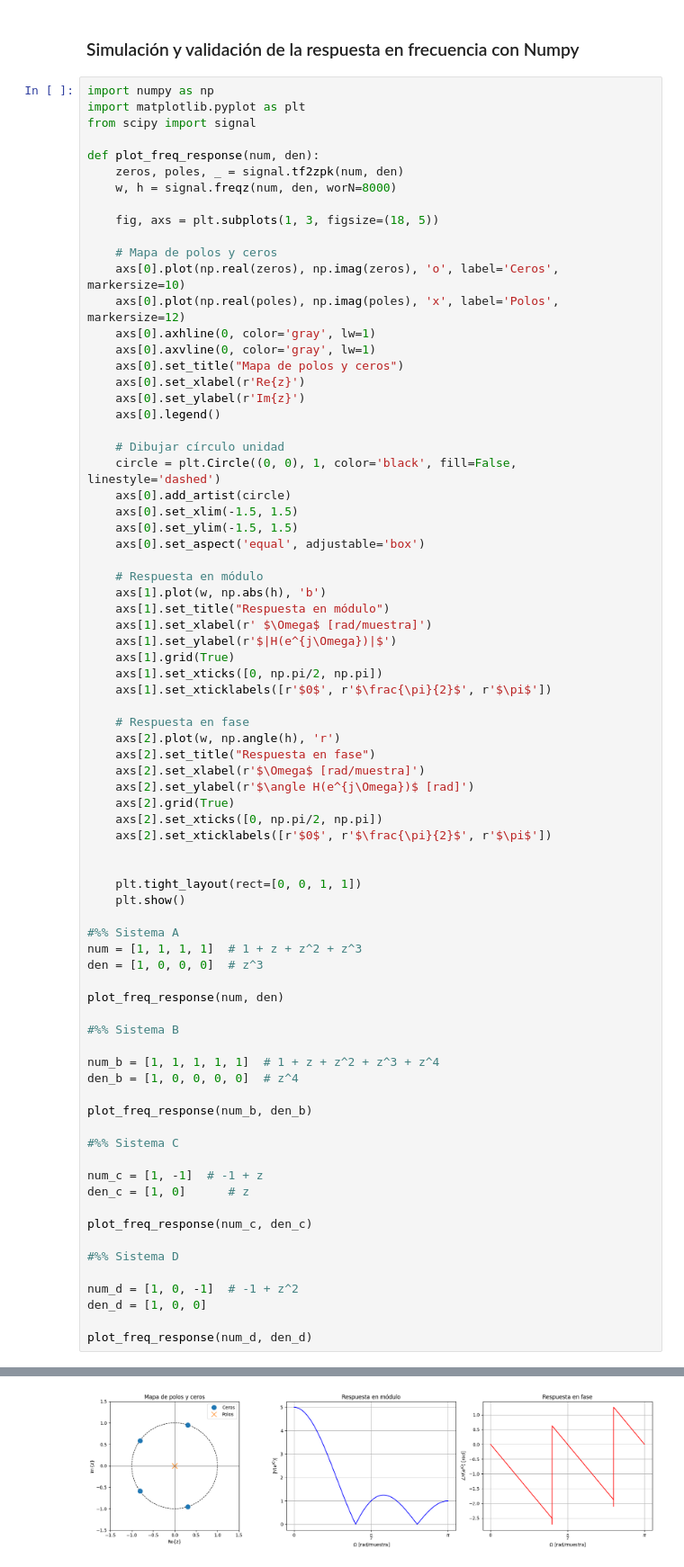
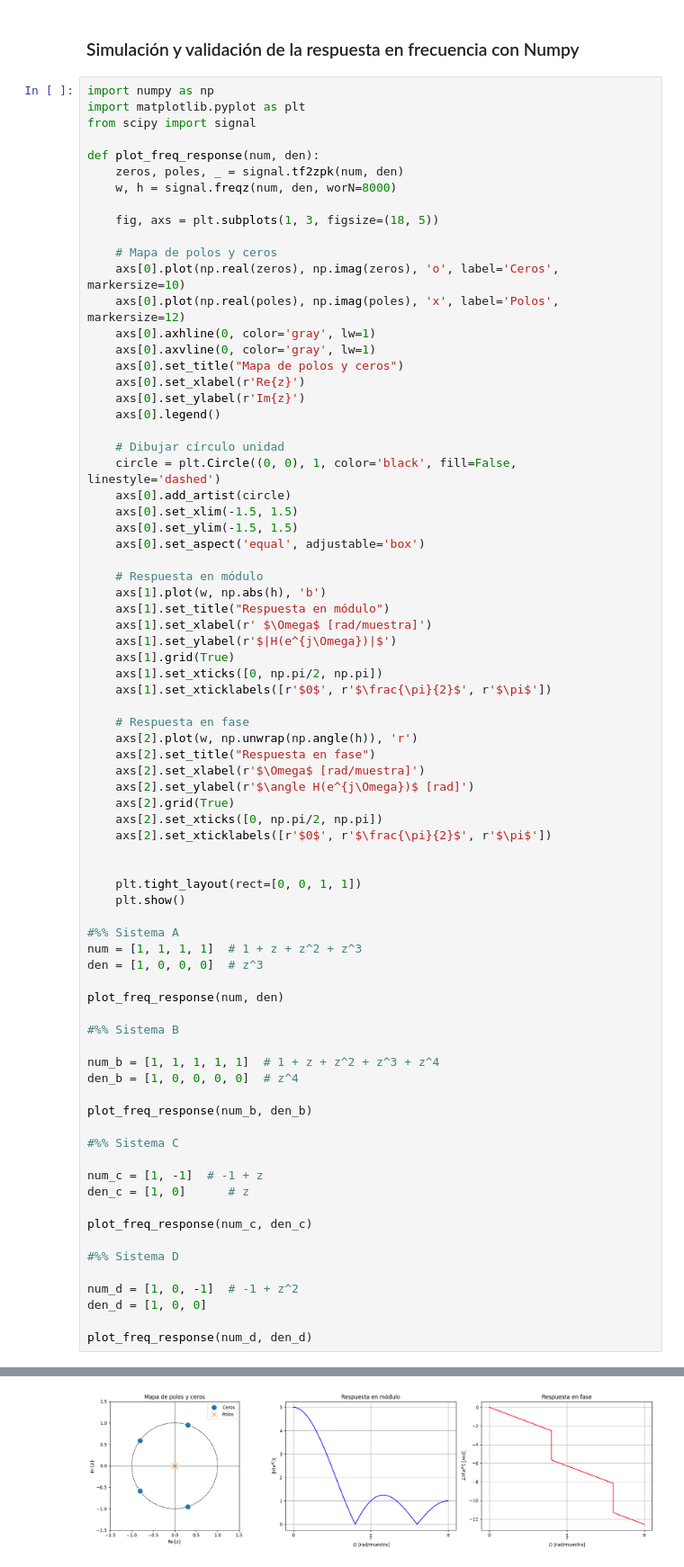
Before and after one commit to NicoSewrjugin/APS, a Jupyter notebook: TS7/TS7-Sewrjugin-Gervasi-UNSAM.ipynb, the cells around one changed output, grey strips where cells are left out. Shown: that part at 90% size. Cells and saved outputs as stored; diff of their text form.

```diff
--- a/TS7/TS7-Sewrjugin-Gervasi-UNSAM.ipynb
+++ b/TS7/TS7-Sewrjugin-Gervasi-UNSAM.ipynb
@@ -116,7 +121,7 @@ def plot_freq_response(num, den):
     axs[1].set_xticklabels([r'$0$', r'$\frac{\pi}{2}$', r'$\pi$'])
 
     # Respuesta en fase
-    axs[2].plot(w, np.angle(h), 'r')
+    axs[2].plot(w, np.unwrap(np.angle(h)), 'r')
     axs[2].set_title("Respuesta en fase")
     axs[2].set_xlabel(r'$\Omega$ [rad/muestra]')
     axs[2].set_ylabel(r'$\angle H(e^{j\Omega})$ [rad]')
@@ -129,34 +134,34 @@ def plot_freq_response(num, den):
     plt.show()
 
 #%% Sistema A
 num = [1, 1, 1, 1]  # 1 + z + z^2 + z^3
 den = [1, 0, 0, 0]  # z^3
 
 plot_freq_response(num, den)
 
 #%% Sistema B
 
 num_b = [1, 1, 1, 1, 1]  # 1 + z + z^2 + z^3 + z^4
 den_b = [1, 0, 0, 0, 0]  # z^4
 
 plot_freq_response(num_b, den_b)
 
 #%% Sistema C
 
 num_c = [1, -1]  # -1 + z
 den_c = [1, 0]      # z
 
 plot_freq_response(num_c, den_c)
 
 #%% Sistema D
 
 num_d = [1, 0, -1]  # -1 + z^2
 den_d = [1, 0, 0]
 
 plot_freq_response(num_d, den_d)
 # %% [output]
 [figure]
-[figure, old version]
+[figure, new version]
 [figure]
 [figure]
 # %% [markdown]
```
Also changed, not shown: parts of 4 cells of this notebook, 2 other files.
